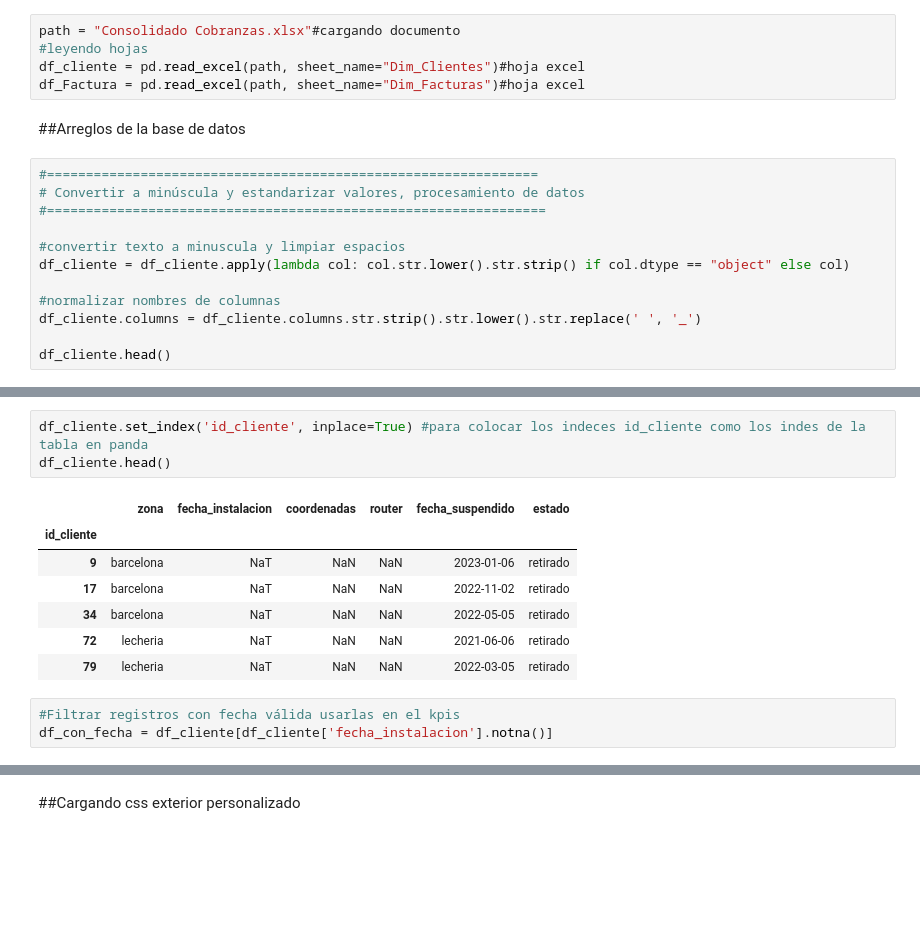
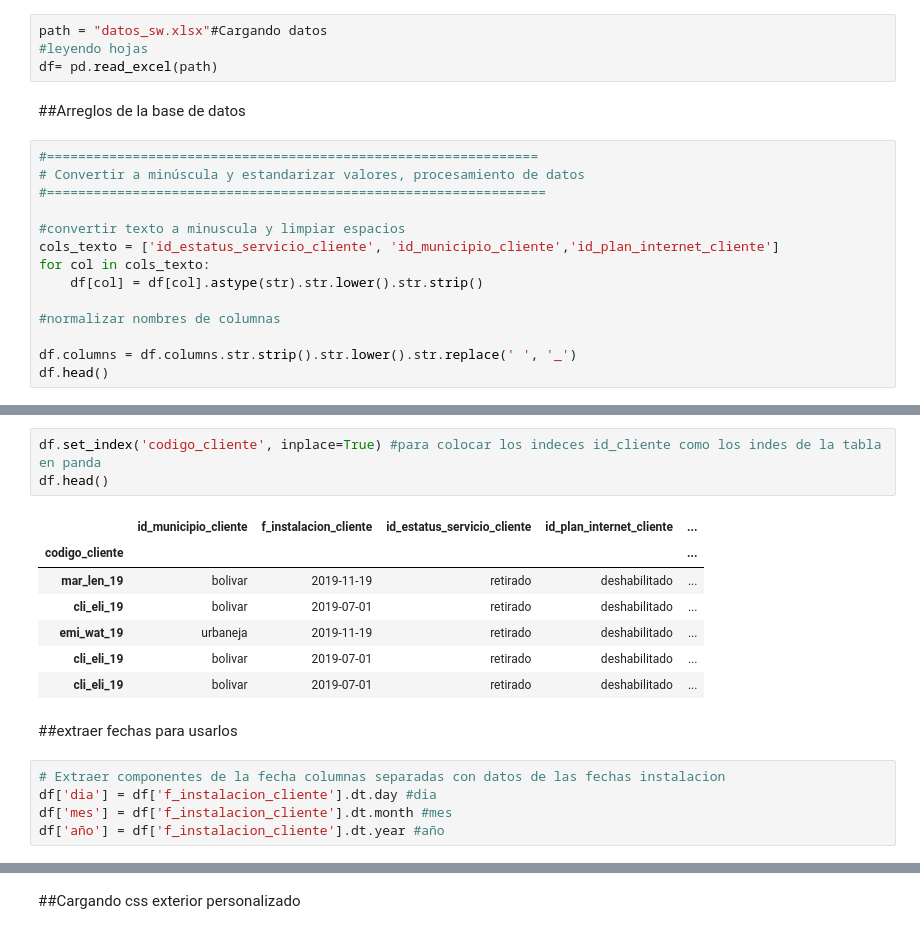
Before and after one commit to AndreaBPG/Dasboards, a Jupyter notebook: dashboard.ipynb, the cells around one changed output, grey strips where cells are left out. Cells and saved outputs as stored; diff of their text form; blank space fills up the shorter version.

```diff
--- a/dashboard.ipynb
+++ b/dashboard.ipynb
@@ -7,10 +7,9 @@ import matplotlib.pyplot as plt
 # %% [markdown]
 ##Cargando bases de datos
 # %%
-path = "Consolidado Cobranzas.xlsx"#cargando documento
+path = "datos_sw.xlsx"#Cargando datos
 #leyendo hojas
-df_cliente = pd.read_excel(path, sheet_name="Dim_Clientes")#hoja excel
-df_Factura = pd.read_excel(path, sheet_name="Dim_Facturas")#hoja excel
+df= pd.read_excel(path)
 # %% [markdown]
 ##Arreglos de la base de datos
 # %%
@@ -19,10 +18,12 @@ df_Factura = pd.read_excel(path, sheet_name="Dim_Facturas")#hoja excel
 #================================================================
 
 #convertir texto a minuscula y limpiar espacios
-df_cliente = df_cliente.apply(lambda col: col.str.lower().str.strip() if col.dtype == "object" else col)
+cols_texto = ['id_estatus_servicio_cliente', 'id_municipio_cliente','id_plan_internet_cliente']
+for col in cols_texto:
+    df[col] = df[col].astype(str).str.lower().str.strip()
 
 #normalizar nombres de columnas
-df_cliente.columns = df_cliente.columns.str.strip().str.lower().str.replace(' ', '_')
 
-df_cliente.head()
+df.columns = df.columns.str.strip().str.lower().str.replace(' ', '_')
+df.head()
 # %% [output]
@@ -50,14 +36,18 @@ df_cliente.head()
 # %%
-df_cliente.set_index('id_cliente', inplace=True) #para colocar los indeces id_cliente como los indes de la tabla en panda
-df_cliente.head()
+df.set_index('codigo_cliente', inplace=True) #para colocar los indeces id_cliente como los indes de la tabla en panda
+df.head()
 # %% [output]
-|  | zona | fecha_instalacion | coordenadas | router | fecha_suspendido | estado |
-| id_cliente |  |  |  |  |  |  |
-| 9 | barcelona | NaT | NaN | NaN | 2023-01-06 | retirado |
-| 17 | barcelona | NaT | NaN | NaN | 2022-11-02 | retirado |
-| 34 | barcelona | NaT | NaN | NaN | 2022-05-05 | retirado |
-| 72 | lecheria | NaT | NaN | NaN | 2021-06-06 | retirado |
-| 79 | lecheria | NaT | NaN | NaN | 2022-03-05 | retirado |
+|  | id_municipio_cliente | f_instalacion_cliente | id_estatus_servicio_cliente | id_plan_internet_cliente | ... |
+| codigo_cliente |  |  |  |  | ... |
+| mar_len_19 | bolivar | 2019-11-19 | retirado | deshabilitado | ... |
+| cli_eli_19 | bolivar | 2019-07-01 | retirado | deshabilitado | ... |
+| emi_wat_19 | urbaneja | 2019-11-19 | retirado | deshabilitado | ... |
+| cli_eli_19 | bolivar | 2019-07-01 | retirado | deshabilitado | ... |
+| cli_eli_19 | bolivar | 2019-07-01 | retirado | deshabilitado | ... |
-# %%
-#Filtrar registros con fecha válida usarlas en el kpis
-df_con_fecha = df_cliente[df_cliente['fecha_instalacion'].notna()]
+# %% [markdown]
+##extraer fechas para usarlos
+# %%
+# Extraer componentes de la fecha columnas separadas con datos de las fechas instalacion
+df['dia'] = df['f_instalacion_cliente'].dt.day #dia
+df['mes'] = df['f_instalacion_cliente'].dt.month #mes
+df['año'] = df['f_instalacion_cliente'].dt.year #año
```
Also changed, not shown: parts of 9 cells of this notebook, 3 other files.
